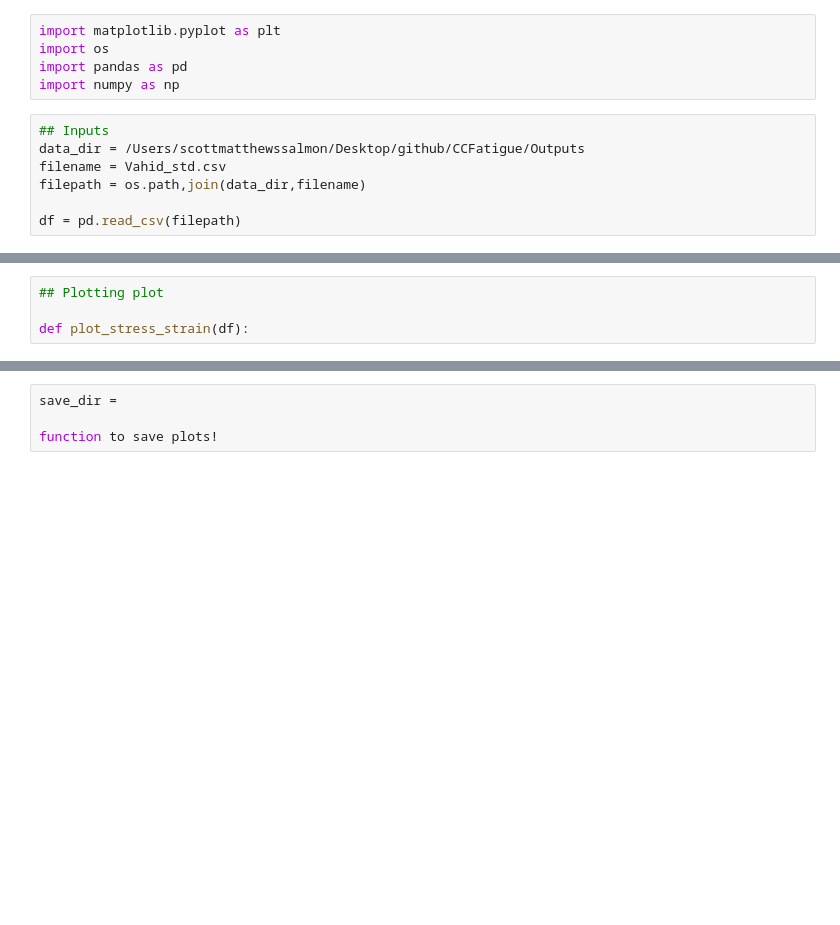
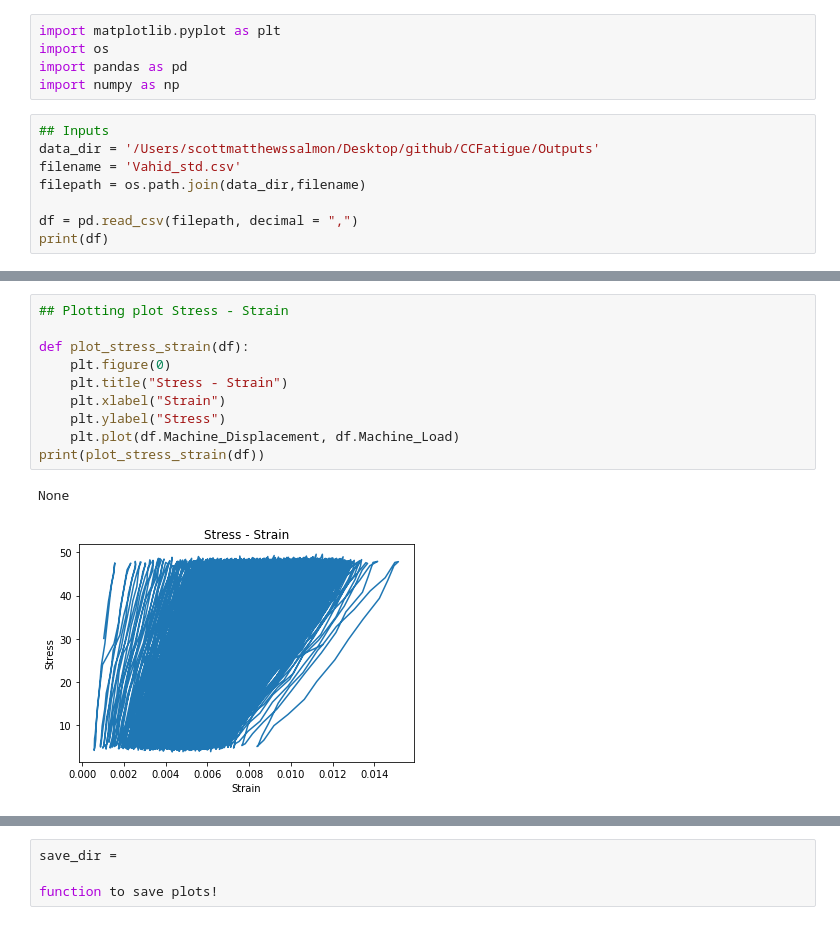
Before and after one commit to EPFL-ENAC/CCFatiguePlatform, a Jupyter notebook: Plots/Plotting.ipynb, the cells around one changed output, grey strips where cells are left out. Drawn from its saved outputs; the diff is of its cells as text; blank space fills up the shorter version.

Commit message:
plots in the right jupyter notebook

```diff
--- a/Plots/Plotting.ipynb
+++ b/Plots/Plotting.ipynb
@@ -5,9 +5,10 @@ import pandas as pd
 import numpy as np
 # %%
 ## Inputs
-data_dir = /Users/scottmatthewssalmon/Desktop/github/CCFatigue/Outputs
-filename = Vahid_std.csv
-filepath = os.path,join(data_dir,filename)
+data_dir = '/Users/scottmatthewssalmon/Desktop/github/CCFatigue/Outputs'
+filename = 'Vahid_std.csv'
+filepath = os.path.join(data_dir,filename)
 
-df = pd.read_csv(filepath)
+df = pd.read_csv(filepath, decimal = ",")
+print(df)
 # %% [output]
@@ -15,4 +32,13 @@ NameError: name 'join' is not defined
-# %%
-## Plotting plot
-
-def plot_stress_strain(df):
+# %%
+## Plotting plot Stress - Strain
+
+def plot_stress_strain(df):
+    plt.figure(0)
+    plt.title("Stress - Strain")
+    plt.xlabel("Strain")
+    plt.ylabel("Stress")
+    plt.plot(df.Machine_Displacement, df.Machine_Load)
+print(plot_stress_strain(df))
+# %% [output]
+None
+[figure, added]
```
Also changed, not shown: parts of 2 cells of this notebook.
